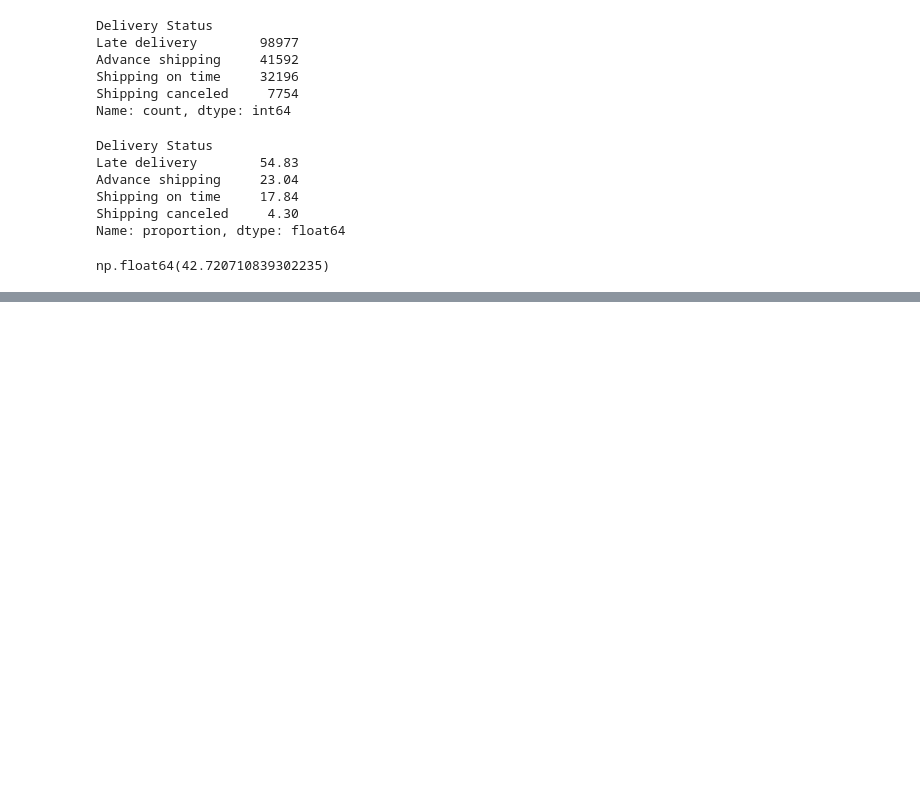
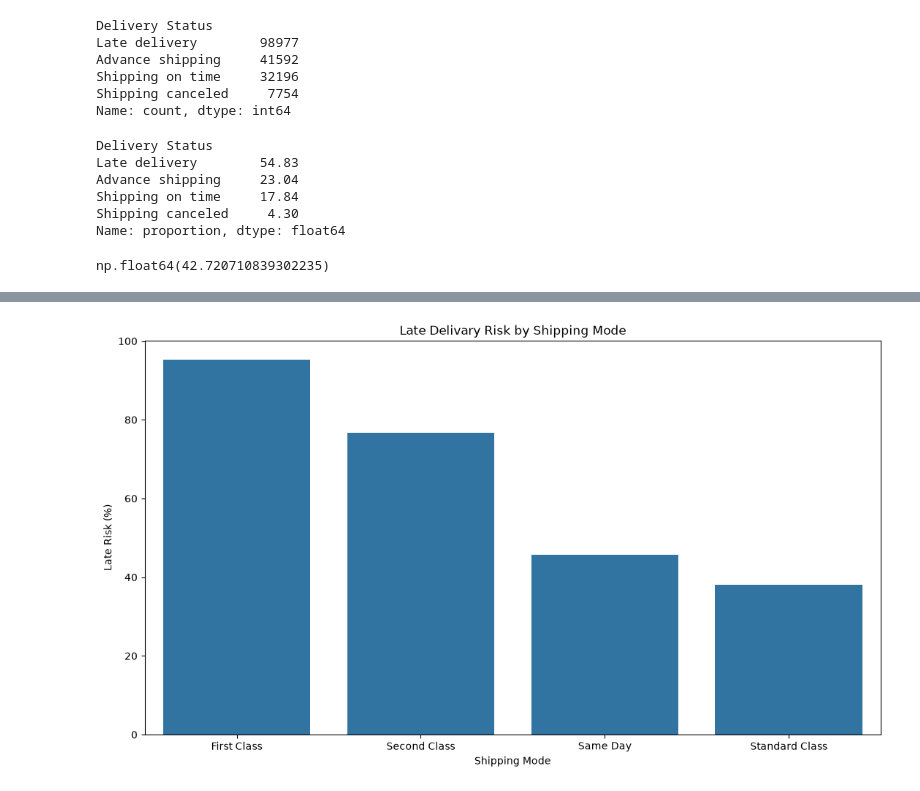
Before and after one commit to shivani1707s/APL-Logistics-Analysis, a Jupyter notebook: notebooks/eda.ipynb, the cells around one changed output, grey strips where cells are left out. Saved outputs shown, nothing was run; the diff lists cells and outputs as text; code cells hidden in the pictures; blank space fills up the shorter version.

```diff
--- a/notebooks/eda.ipynb
+++ b/notebooks/eda.ipynb
@@ -228,0 +237,25 @@ np.float64(42.720710839302235)
+# %%
+shipping_mode_summary= (
+    df.groupby("Shipping Mode")
+    .agg(
+        shipments=("Shipping Mode", "size"),
+        Average_Actual_Days=(
+            "Days for shipping (real)", "mean"
+        ),
+        Average_Scheduled_Days=(
+            "Days for shipment (scheduled)", "mean"
+        ),
+        Average_Delay_Gap= (
+            "Delay_Gap", "mean"
+        ),
+        Late_Risk_Rate= (
+            "Late_delivery_risk", "mean"
+        )
+    ).reset_index()
+)
+# %%
+shipping_mode_summary["Late_Risk_Rate"]= (
+    shipping_mode_summary["Late_Risk_Rate"] * 100
+).round(2)
+
+shipping_mode_summary
@@ -228,0 +279,18 @@ np.float64(42.720710839302235)
+# %%
+plt.figure(figsize=(13,7))
+
+sns.barplot(
+    data= shipping_mode_summary.sort_values(
+        "Late_Risk_Rate",
+        ascending=False
+    ),
+    x="Shipping Mode",
+    y="Late_Risk_Rate"
+)
+
+plt.title("Late Delivary Risk by Shipping Mode")
+plt.xlabel("Shipping Mode")
+plt.ylabel("Late Risk (%)")
+plt.show()
+# %% [output]
+[figure, added]
```
Also changed, not shown: parts of 6 cells of this notebook.
